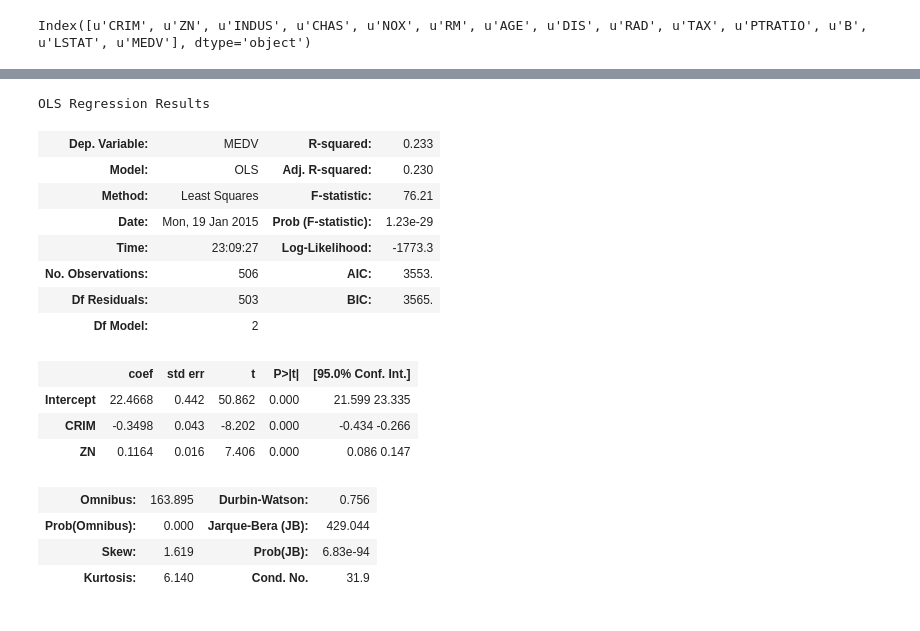
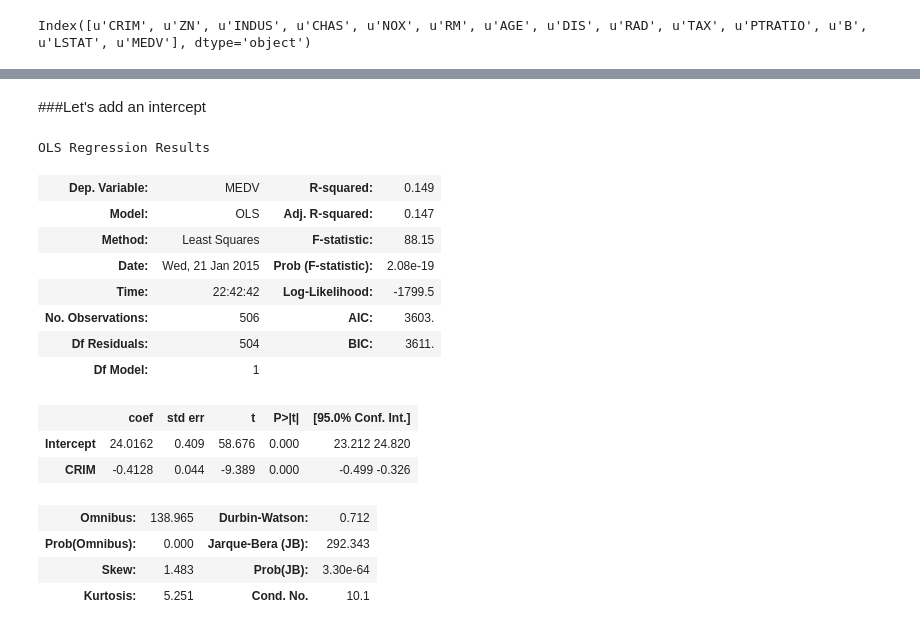
Before and after one commit to MishaTeplitskiy/Statistical_Learning_With_Python, a Jupyter notebook: CI_Workshop_Teplitskiy_Regression.ipynb, the cells around one changed output, grey strips where cells are left out. Cells and saved outputs as stored; diff of their text form; code cells hidden in the pictures.

```diff
--- a/CI_Workshop_Teplitskiy_Regression.ipynb
+++ b/CI_Workshop_Teplitskiy_Regression.ipynb
@@ -55,21 +132,22 @@ Index([u'CRIM', u'ZN', u'INDUS', u'CHAS', u'NOX', u'RM', u'AGE', u'DIS', u'RAD',
+# %% [markdown]
+###Let's add an intercept
 # %%
-results = smf.ols(formula='MEDV ~ CRIM + ZN', data=df).fit()
+results = smf.ols(formula='MEDV ~ CRIM', data=df).fit()
 results.summary()
 # %% [output]
 OLS Regression Results
-| Dep. Variable: | MEDV | R-squared: | 0.233 |
-| Model: | OLS | Adj. R-squared: | 0.230 |
-| Method: | Least Squares | F-statistic: | 76.21 |
-| Date: | Mon, 19 Jan 2015 | Prob (F-statistic): | 1.23e-29 |
-| Time: | 23:09:27 | Log-Likelihood: | -1773.3 |
-| No. Observations: | 506 | AIC: | 3553. |
-| Df Residuals: | 503 | BIC: | 3565. |
-| Df Model: | 2 |  |  |
+| Dep. Variable: | MEDV | R-squared: | 0.149 |
+| Model: | OLS | Adj. R-squared: | 0.147 |
+| Method: | Least Squares | F-statistic: | 88.15 |
+| Date: | Wed, 21 Jan 2015 | Prob (F-statistic): | 2.08e-19 |
+| Time: | 22:42:42 | Log-Likelihood: | -1799.5 |
+| No. Observations: | 506 | AIC: | 3603. |
+| Df Residuals: | 504 | BIC: | 3611. |
+| Df Model: | 1 |  |  |
 |  | coef | std err | t | P>|t| | [95.0% Conf. Int.] |
-| Intercept | 22.4668 | 0.442 | 50.862 | 0.000 | 21.599 23.335 |
-| CRIM | -0.3498 | 0.043 | -8.202 | 0.000 | -0.434 -0.266 |
-| ZN | 0.1164 | 0.016 | 7.406 | 0.000 | 0.086 0.147 |
+| Intercept | 24.0162 | 0.409 | 58.676 | 0.000 | 23.212 24.820 |
+| CRIM | -0.4128 | 0.044 | -9.389 | 0.000 | -0.499 -0.326 |
-| Omnibus: | 163.895 | Durbin-Watson: | 0.756 |
-| Prob(Omnibus): | 0.000 | Jarque-Bera (JB): | 429.044 |
-| Skew: | 1.619 | Prob(JB): | 6.83e-94 |
-| Kurtosis: | 6.140 | Cond. No. | 31.9 |
+| Omnibus: | 138.965 | Durbin-Watson: | 0.712 |
+| Prob(Omnibus): | 0.000 | Jarque-Bera (JB): | 292.343 |
+| Skew: | 1.483 | Prob(JB): | 3.30e-64 |
+| Kurtosis: | 5.251 | Cond. No. | 10.1 |
```
Also changed, not shown: parts of 16 cells of this notebook, 2 other files.
